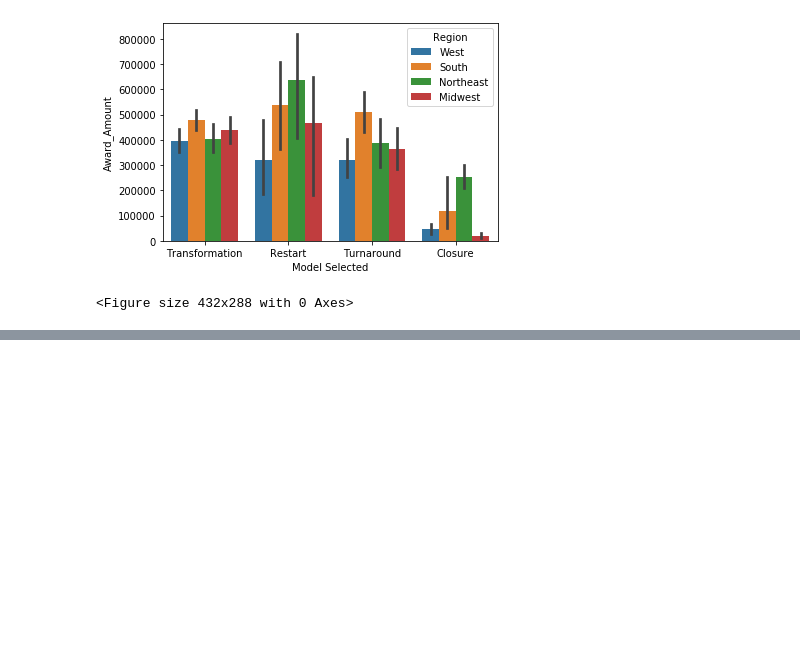
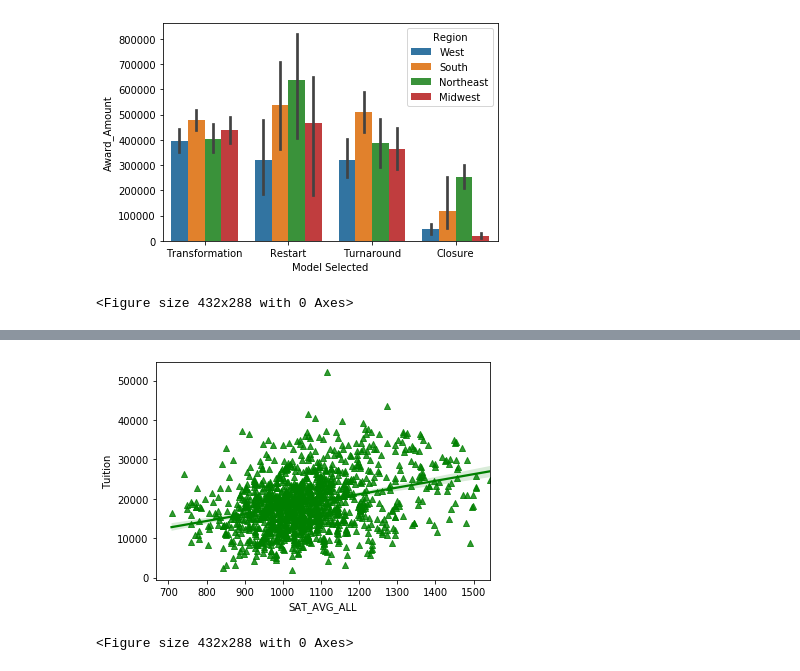
Before and after one commit to Alumasa/Python-for-data-science, a Jupyter notebook: Intermediate Seaborn.ipynb, the cells around one changed output, grey strips where cells are left out. Saved outputs shown, nothing was run; the diff lists cells and outputs as text; code cells hidden in the pictures; blank space fills up the shorter version.

Commit message:
Regression plots

```diff
--- a/Intermediate Seaborn.ipynb
+++ b/Intermediate Seaborn.ipynb
@@ -438,0 +454,3 @@ plt.clf()
+# %%
+df = pd.read_csv('datasets/College Tuition 2018.csv')
+df.head()
@@ -438,0 +465,13 @@ plt.clf()
+# %%
+# Display a regression plot for Tuition
+sns.regplot(data=df,
+         y='Tuition',
+         x="SAT_AVG_ALL",
+         marker='^',
+         color='g')
+
+plt.show()
+plt.clf()
+# %% [output]
+[figure, added]
+<Figure size 432x288 with 0 Axes>
```
Also changed, not shown: parts of 11 cells of this notebook.
